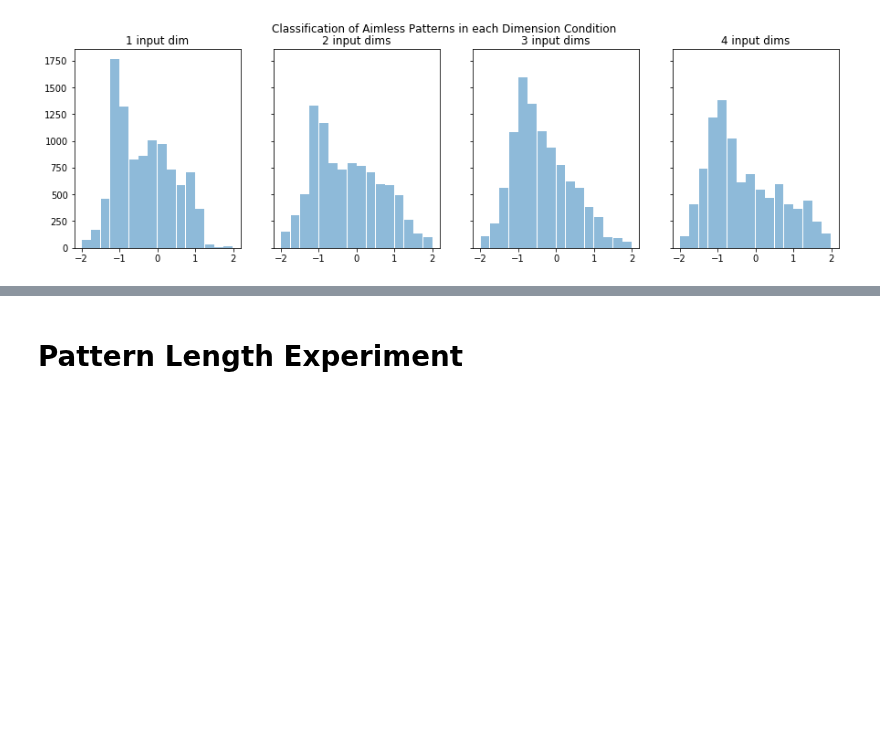
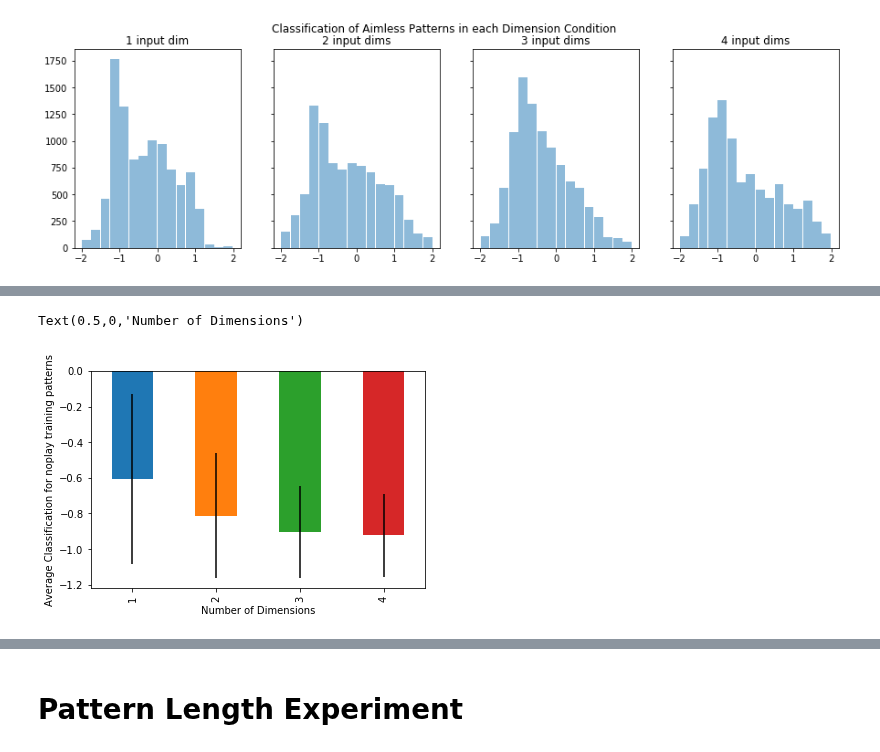
Before and after one commit to maddybartlett/NEN001, a Jupyter notebook: Plots.ipynb, the cells around one changed output, grey strips where cells are left out. Cells and saved outputs as stored; diff of their text form; code cells hidden in the pictures; blank space fills up the shorter version.

```diff
--- a/Plots.ipynb
+++ b/Plots.ipynb
@@ -415,0 +459,7 @@ Text(0.5,1,'4 input dims')
+# %%
+ax = noplay_train_class.mean().plot(kind='bar', yerr=errorsntr)
+ax.set_ylabel("Average Classification for noplay training patterns")
+ax.set_xlabel("Number of Dimensions")
+# %% [output]
+Text(0.5,0,'Number of Dimensions')
+[figure, added]
```
Also changed, not shown: parts of 10 cells of this notebook.
